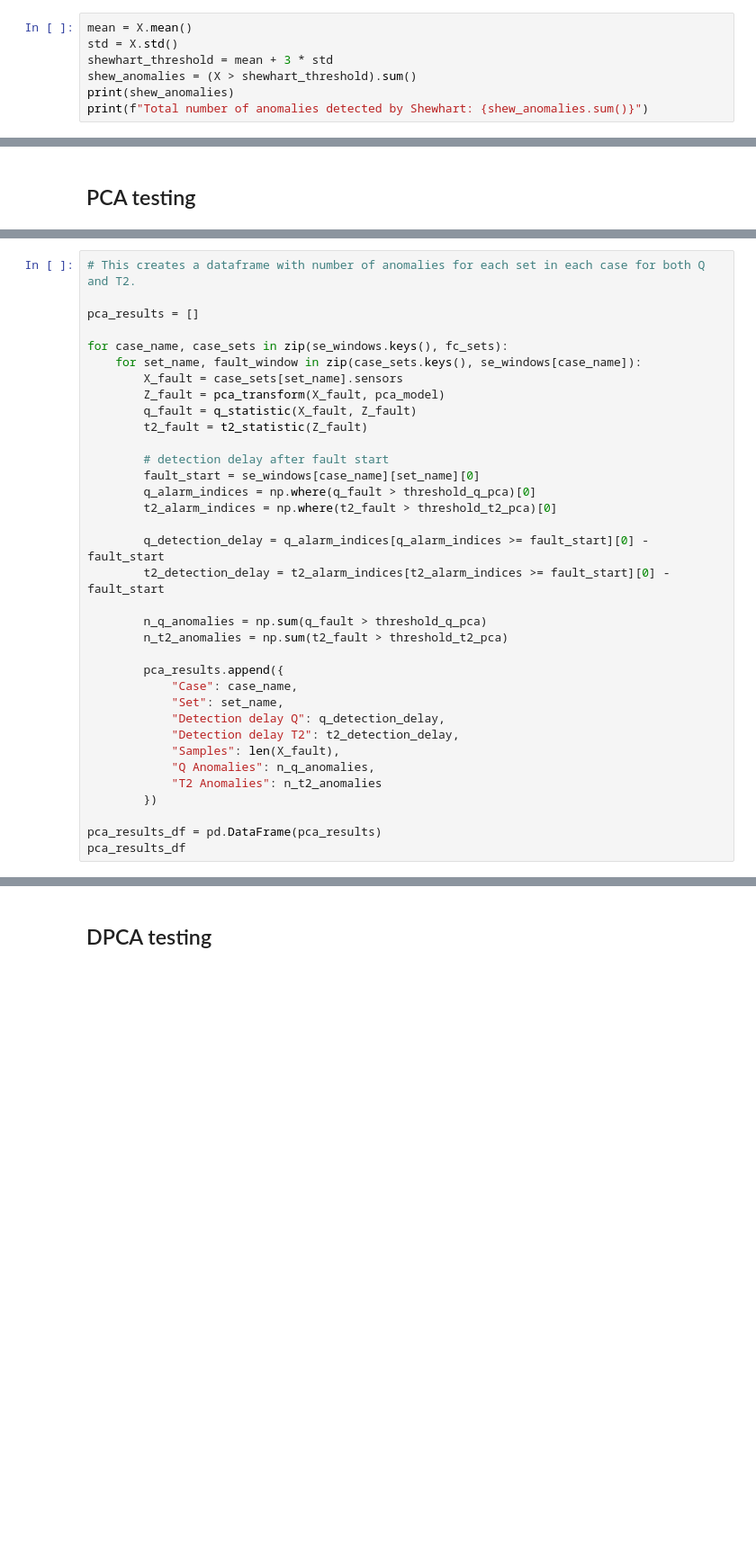
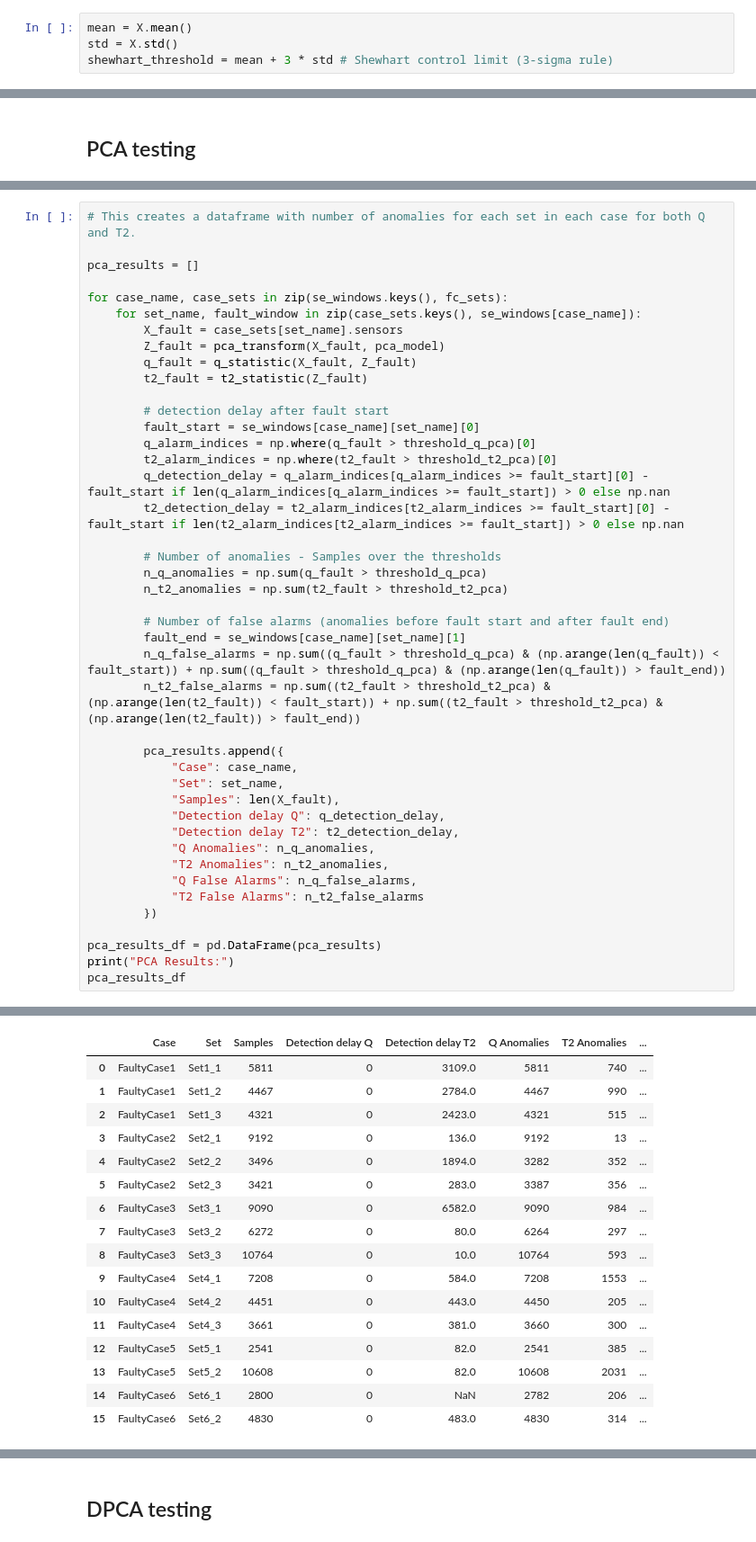
Before and after one commit to PeterAndersen-sdu/Fault-detection-project, a Jupyter notebook: main.ipynb, the cells around one changed output, grey strips where cells are left out. Shown at 90% size. Cells and saved outputs as stored; diff of their text form; blank space fills up the shorter version.

```diff
--- a/main.ipynb
+++ b/main.ipynb
@@ -90,7 +90,4 @@ TimeSeriesDataset(name=T1, n_samples=10372, n_features=23)
 # %%
 mean = X.mean()
 std = X.std()
-shewhart_threshold = mean + 3 * std
-shew_anomalies = (X > shewhart_threshold).sum()
-print(shew_anomalies)
-print(f"Total number of anomalies detected by Shewhart: {shew_anomalies.sum()}")
+shewhart_threshold = mean + 3 * std # Shewhart control limit (3-sigma rule)
@@ -396,23 +390,31 @@ for case_name, case_sets in zip(se_windows.keys(), fc_sets):
         fault_start = se_windows[case_name][set_name][0]
         q_alarm_indices = np.where(q_fault > threshold_q_pca)[0]
         t2_alarm_indices = np.where(t2_fault > threshold_t2_pca)[0]
+        q_detection_delay = q_alarm_indices[q_alarm_indices >= fault_start][0] - fault_start if len(q_alarm_indices[q_alarm_indices >= fault_start]) > 0 else np.nan
+        t2_detection_delay = t2_alarm_indices[t2_alarm_indices >= fault_start][0] - fault_start if len(t2_alarm_indices[t2_alarm_indices >= fault_start]) > 0 else np.nan
 
-        q_detection_delay = q_alarm_indices[q_alarm_indices >= fault_start][0] - fault_start
-        t2_detection_delay = t2_alarm_indices[t2_alarm_indices >= fault_start][0] - fault_start
-
+        # Number of anomalies - Samples over the thresholds
         n_q_anomalies = np.sum(q_fault > threshold_q_pca)
         n_t2_anomalies = np.sum(t2_fault > threshold_t2_pca)
+
+        # Number of false alarms (anomalies before fault start and after fault end)
+        fault_end = se_windows[case_name][set_name][1]
+        n_q_false_alarms = np.sum((q_fault > threshold_q_pca) & (np.arange(len(q_fault)) < fault_start)) + np.sum((q_fault > threshold_q_pca) & (np.arange(len(q_fault)) > fault_end))
+        n_t2_false_alarms = np.sum((t2_fault > threshold_t2_pca) & (np.arange(len(t2_fault)) < fault_start)) + np.sum((t2_fault > threshold_t2_pca) & (np.arange(len(t2_fault)) > fault_end))
 
         pca_results.append({
             "Case": case_name,
             "Set": set_name,
+            "Samples": len(X_fault),
             "Detection delay Q": q_detection_delay,
             "Detection delay T2": t2_detection_delay,
-            "Samples": len(X_fault),
             "Q Anomalies": n_q_anomalies,
-            "T2 Anomalies": n_t2_anomalies
+            "T2 Anomalies": n_t2_anomalies,
+            "Q False Alarms": n_q_false_alarms,
+            "T2 False Alarms": n_t2_false_alarms
         })
 
 pca_results_df = pd.DataFrame(pca_results)
+print("PCA Results:")
 pca_results_df
 # %% [output]
@@ -420,3 +422,20 @@ IndexError: index 0 is out of bounds for axis 0 with size 0
+|  | Case | Set | Samples | Detection delay Q | Detection delay T2 | Q Anomalies | T2 Anomalies | ... |
+| 0 | FaultyCase1 | Set1_1 | 5811 | 0 | 3109.0 | 5811 | 740 | ... |
+| 1 | FaultyCase1 | Set1_2 | 4467 | 0 | 2784.0 | 4467 | 990 | ... |
+| 2 | FaultyCase1 | Set1_3 | 4321 | 0 | 2423.0 | 4321 | 515 | ... |
+| 3 | FaultyCase2 | Set2_1 | 9192 | 0 | 136.0 | 9192 | 13 | ... |
+| 4 | FaultyCase2 | Set2_2 | 3496 | 0 | 1894.0 | 3282 | 352 | ... |
+| 5 | FaultyCase2 | Set2_3 | 3421 | 0 | 283.0 | 3387 | 356 | ... |
+| 6 | FaultyCase3 | Set3_1 | 9090 | 0 | 6582.0 | 9090 | 984 | ... |
+| 7 | FaultyCase3 | Set3_2 | 6272 | 0 | 80.0 | 6264 | 297 | ... |
+| 8 | FaultyCase3 | Set3_3 | 10764 | 0 | 10.0 | 10764 | 593 | ... |
+| 9 | FaultyCase4 | Set4_1 | 7208 | 0 | 584.0 | 7208 | 1553 | ... |
+| 10 | FaultyCase4 | Set4_2 | 4451 | 0 | 443.0 | 4450 | 205 | ... |
+| 11 | FaultyCase4 | Set4_3 | 3661 | 0 | 381.0 | 3660 | 300 | ... |
+| 12 | FaultyCase5 | Set5_1 | 2541 | 0 | 82.0 | 2541 | 385 | ... |
+| 13 | FaultyCase5 | Set5_2 | 10608 | 0 | 82.0 | 10608 | 2031 | ... |
+| 14 | FaultyCase6 | Set6_1 | 2800 | 0 | NaN | 2782 | 206 | ... |
+| 15 | FaultyCase6 | Set6_2 | 4830 | 0 | 483.0 | 4830 | 314 | ... |
 # %%
 # # This plots Q and T2 statistics for all sets in all cases
 
```
Also changed, not shown: parts of 7 cells of this notebook.
